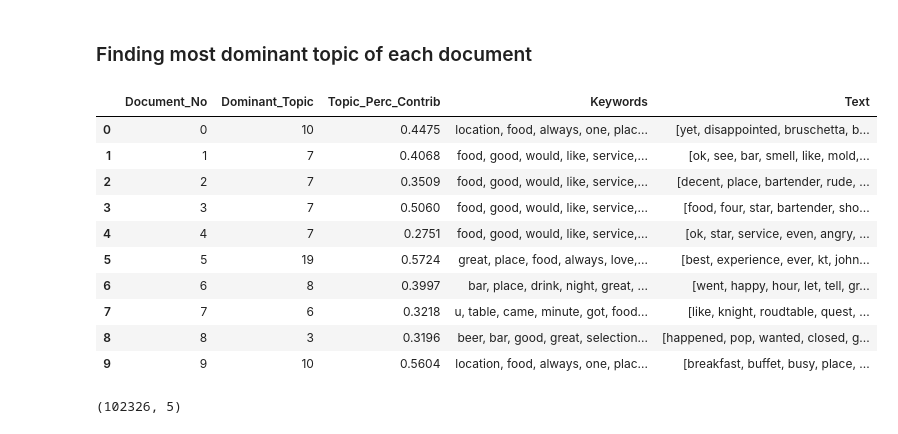
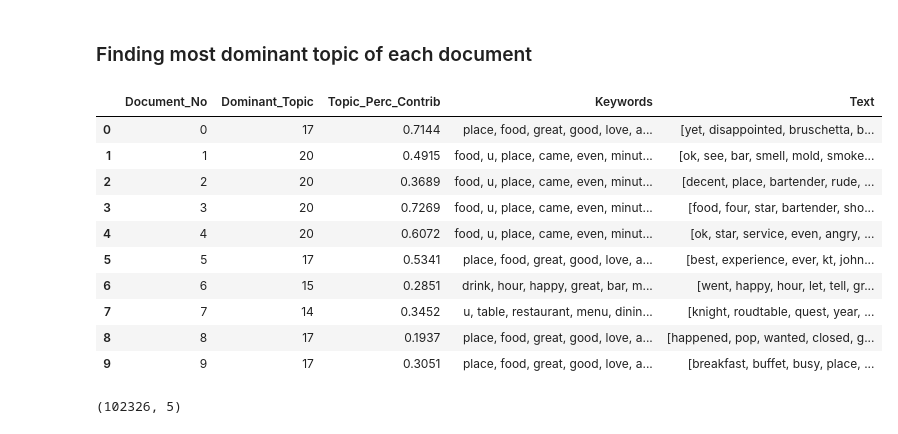
Before and after one commit to gadddy/Text-Mining-Learning-Applications, a Jupyter notebook: topic-modelling/yelp_lda.ipynb, the cells around one changed output. Drawn from its saved outputs; the diff is of its cells as text; code cells hidden in the pictures.

```diff
--- a/topic-modelling/yelp_lda.ipynb
+++ b/topic-modelling/yelp_lda.ipynb
@@ -85,3 +95,25 @@ print(datetime.datetime.now())
 # %%
 def index_of_num_topics(num_topics):
     return num_topics - 2
+# %%
+import matplotlib.pyplot as plt
+import numpy as np
+
+limit=51; start=2; step=1;
+x = range(start, limit, step)
+plt.plot(x, coherence_values)
+plt.xlabel("Num Topics")
+plt.ylabel("Coherence score")
+plt.legend(("coherence_values"), loc='best')
+
+# Find the index of the maximum coherence value
+max_index = np.argmax(coherence_values)
+
+# Annotate the peak in the plot with the number of topics
+plt.annotate(f'Num Topics: {x[max_index]}', xy=(x[max_index], coherence_values[max_index]), xytext=(x[max_index], coherence_values[max_index] + 0.01),
+             arrowprops=dict(facecolor='black', shrink=0.05))
+
+# Save the plot
+plt.savefig('coherence_values.png')
+
+plt.show()
@@ -124,6 +141,5 @@ plt.show()
 # %%
-my_lda = gensim.models.ldamodel.LdaModel(corpus=vecs, id2word=dictionary, num_topics=22)
-topics = my_lda.show_topics(22, 5)
+topics = best_lda.show_topics(26, 5)
 
 for topic in topics:
     print(topic)
@@ -156,7 +181,7 @@ Perplexity Score: -8.959787681403856
 # %% [markdown]
 ### Code for generating topic word frequency images and graphs
 # %%
-words30_topics = my_lda.show_topics(22, 30)
+words30_topics = best_lda.show_topics(26, 30)
 # %%
 from wordcloud import WordCloud
 import matplotlib.pyplot as plt
@@ -164,8 +189,8 @@ from nltk.probability import FreqDist
 
 for i, topic in enumerate(words30_topics):
     # Extract words and their weights from each topic
-    words = [word for word, _ in my_lda.show_topic(topic[0], 30)]
-    weights = [weight for _, weight in my_lda.show_topic(topic[0], 30)]
+    words = [word for word, _ in best_lda.show_topic(topic[0], 30)]
+    weights = [weight for _, weight in best_lda.show_topic(topic[0], 30)]
 
     # Create a frequency distribution
     freq_dist = dict(zip(words, weights))
@@ -184,6 +209,6 @@ for i, topic in enumerate(words30_topics):
     plt.imshow(wordcloud, interpolation="bilinear")
     plt.axis("off")
     # Save the word cloud
-    #plt.savefig(f'topic_{i}_word_cloud.png')
+    plt.savefig(f'topic_{i}_word_cloud.png')
     plt.show()
 # %% [output]
@@ -243,40 +281,40 @@ df
 # %%
 import numpy as np
 import pandas as pd
 
 def format_topics_sentences(ldamodel, corpus, data):
     sent_topics_df = pd.DataFrame()
 
     for i, row in tqdm(enumerate(ldamodel[corpus])):
         row = sorted(row, key=lambda x: (x[1]), reverse=True)
         for j, (topic_num, prop_topic) in enumerate(row):
             if j == 0:  # => dominant topic
                 wp = ldamodel.show_topic(topic_num)
                 topic_keywords = ", ".join([word for word, prop in wp])
                 sent_topics_df = pd.concat([sent_topics_df, pd.DataFrame([[int(topic_num), round(prop_topic,4), topic_keywords]], columns=['Dominant_Topic', 'Perc_Contribution', 'Topic_Keywords'])], ignore_index=True)
             else:
                 break
 
     contents = pd.Series(data)
     sent_topics_df = pd.concat([sent_topics_df, contents], axis=1)
     return(sent_topics_df)
 
-df_topic_sents_keywords = format_topics_sentences(ldamodel=my_lda, corpus=vecs, data=docs)
+df_topic_sents_keywords = format_topics_sentences(ldamodel=best_lda, corpus=vecs, data=docs)
 
 df_dominant_topic = df_topic_sents_keywords.reset_index()
 df_dominant_topic.columns = ['Document_No', 'Dominant_Topic', 'Topic_Perc_Contrib', 'Keywords', 'Text']
 
 df_dominant_topic.head(10)
 # %% [output]
 |  | Document_No | Dominant_Topic | Topic_Perc_Contrib | Keywords | Text |
-| 0 | 0 | 10 | 0.4475 | location, food, always, one, plac... | [yet, disappointed, bruschetta, b... |
-| 1 | 1 | 7 | 0.4068 | food, good, would, like, service,... | [ok, see, bar, smell, like, mold,... |
-| 2 | 2 | 7 | 0.3509 | food, good, would, like, service,... | [decent, place, bartender, rude, ... |
-| 3 | 3 | 7 | 0.5060 | food, good, would, like, service,... | [food, four, star, bartender, sho... |
-| 4 | 4 | 7 | 0.2751 | food, good, would, like, service,... | [ok, star, service, even, angry, ... |
-| 5 | 5 | 19 | 0.5724 | great, place, food, always, love,... | [best, experience, ever, kt, john... |
-| 6 | 6 | 8 | 0.3997 | bar, place, drink, night, great, ... | [went, happy, hour, let, tell, gr... |
-| 7 | 7 | 6 | 0.3218 | u, table, came, minute, got, food... | [like, knight, roudtable, quest, ... |
-| 8 | 8 | 3 | 0.3196 | beer, bar, good, great, selection... | [happened, pop, wanted, closed, g... |
-| 9 | 9 | 10 | 0.5604 | location, food, always, one, plac... | [breakfast, buffet, busy, place, ... |
+| 0 | 0 | 17 | 0.7144 | place, food, great, good, love, a... | [yet, disappointed, bruschetta, b... |
+| 1 | 1 | 20 | 0.4915 | food, u, place, came, even, minut... | [ok, see, bar, smell, mold, smoke... |
+| 2 | 2 | 20 | 0.3689 | food, u, place, came, even, minut... | [decent, place, bartender, rude, ... |
+| 3 | 3 | 20 | 0.7269 | food, u, place, came, even, minut... | [food, four, star, bartender, sho... |
+| 4 | 4 | 20 | 0.6072 | food, u, place, came, even, minut... | [ok, star, service, even, angry, ... |
+| 5 | 5 | 17 | 0.5341 | place, food, great, good, love, a... | [best, experience, ever, kt, john... |
+| 6 | 6 | 15 | 0.2851 | drink, hour, happy, great, bar, m... | [went, happy, hour, let, tell, gr... |
+| 7 | 7 | 14 | 0.3452 | u, table, restaurant, menu, dinin... | [knight, roudtable, quest, year, ... |
+| 8 | 8 | 17 | 0.1937 | place, food, great, good, love, a... | [happened, pop, wanted, closed, g... |
+| 9 | 9 | 17 | 0.3051 | place, food, great, good, love, a... | [breakfast, buffet, busy, place, ... |
 # %%
```
Also changed, not shown: parts of 23 cells of this notebook, 7 other files.
